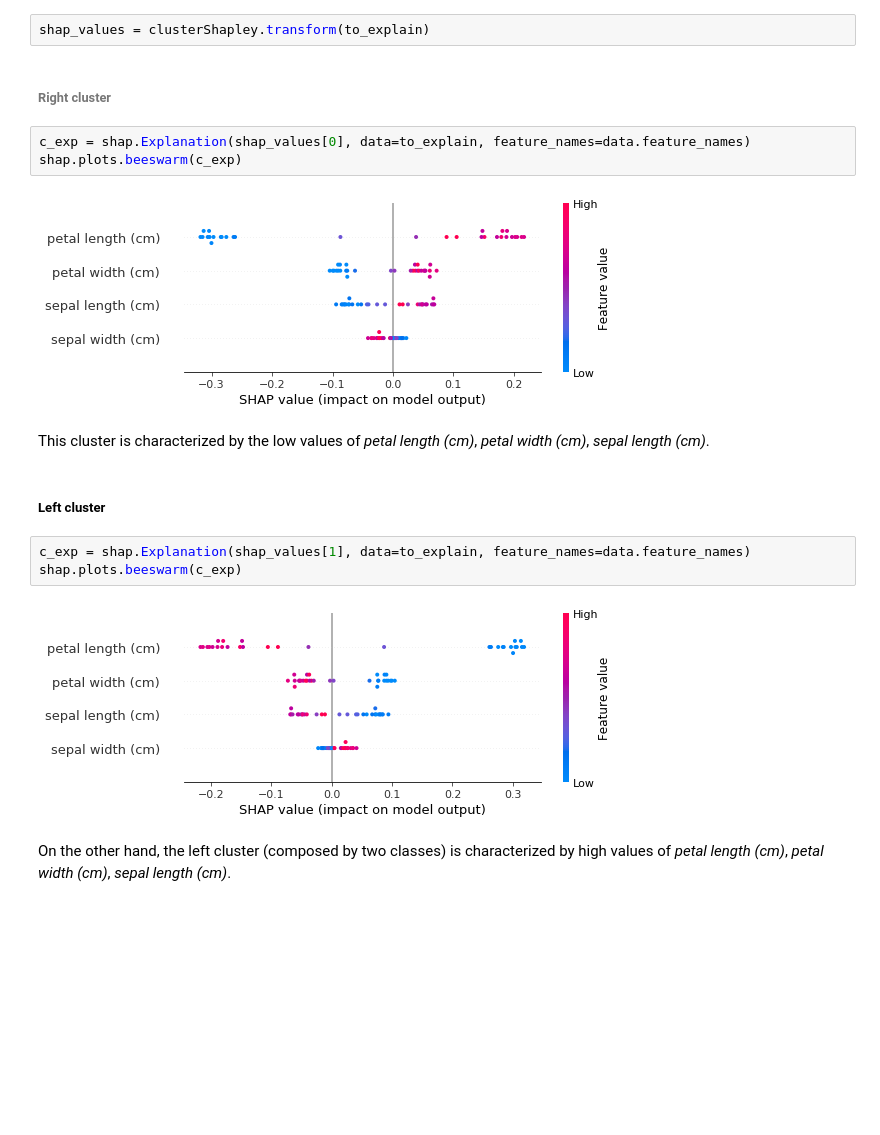
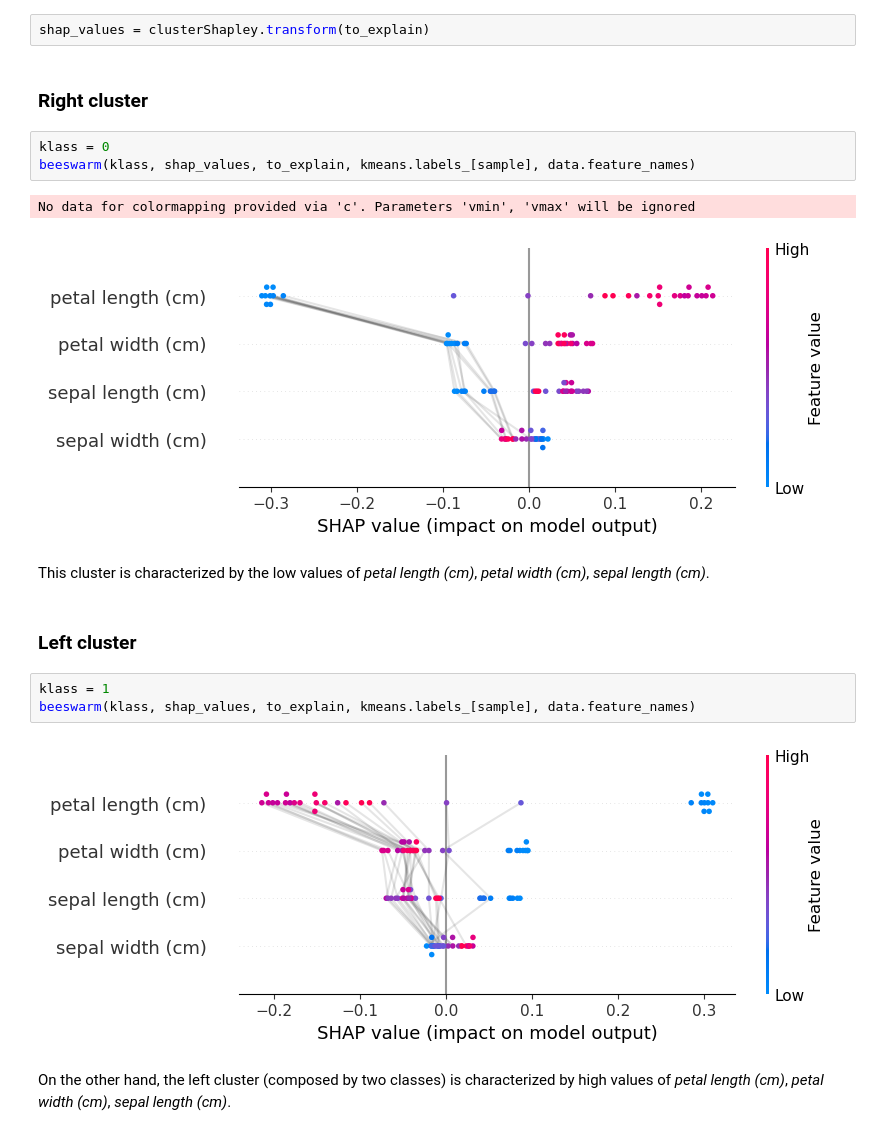
Before and after one commit to wilsonjr/ClusterShapley, a Jupyter notebook: notebooks/example.ipynb, the cells around one changed output. Drawn from its saved outputs; the diff is of its cells as text; blank space fills up the shorter version.

```diff
--- a/notebooks/example.ipynb
+++ b/notebooks/example.ipynb
@@ -118,20 +123,21 @@ Computing explanations...
 # %%
 shap_values = clusterShapley.transform(to_explain)
 # %% [markdown]
-###### Right cluster
+### Right cluster
-# %%
-c_exp = shap.Explanation(shap_values[0], data=to_explain, feature_names=data.feature_names)
-shap.plots.beeswarm(c_exp)
-# %% [output]
-[figure, removed]
+# %%
+klass = 0
+beeswarm(klass, shap_values, to_explain, kmeans.labels_[sample], data.feature_names)
+# %% [output]
+No data for colormapping provided via 'c'. Parameters 'vmin', 'vmax' will be ignored
+[figure, added]
 # %% [markdown]
 This cluster is characterized by the low values of *petal length (cm)*, *petal width (cm)*, *sepal length (cm)*.
 # %% [markdown]
-##### Left cluster
+### Left cluster
-# %%
-c_exp = shap.Explanation(shap_values[1], data=to_explain, feature_names=data.feature_names)
-shap.plots.beeswarm(c_exp)
-# %% [output]
-[figure, removed]
+# %%
+klass = 1
+beeswarm(klass, shap_values, to_explain, kmeans.labels_[sample], data.feature_names)
+# %% [output]
+[figure, added]
 # %% [markdown]
 On the other hand, the left cluster (composed by two classes) is characterized by high values of *petal length (cm)*, *petal width (cm)*, *sepal length (cm)*.
```
Also changed, not shown: parts of 8 cells of this notebook.
